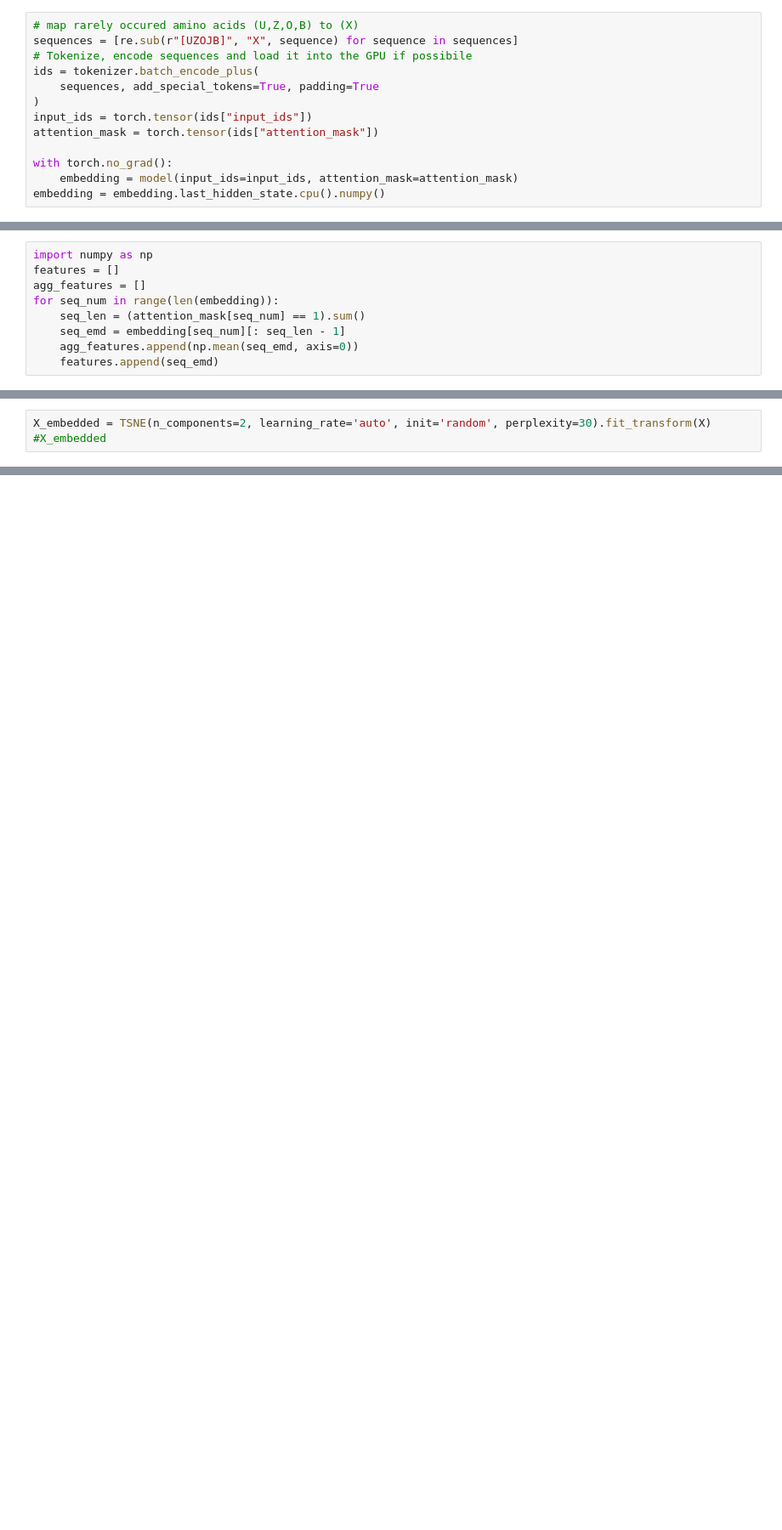
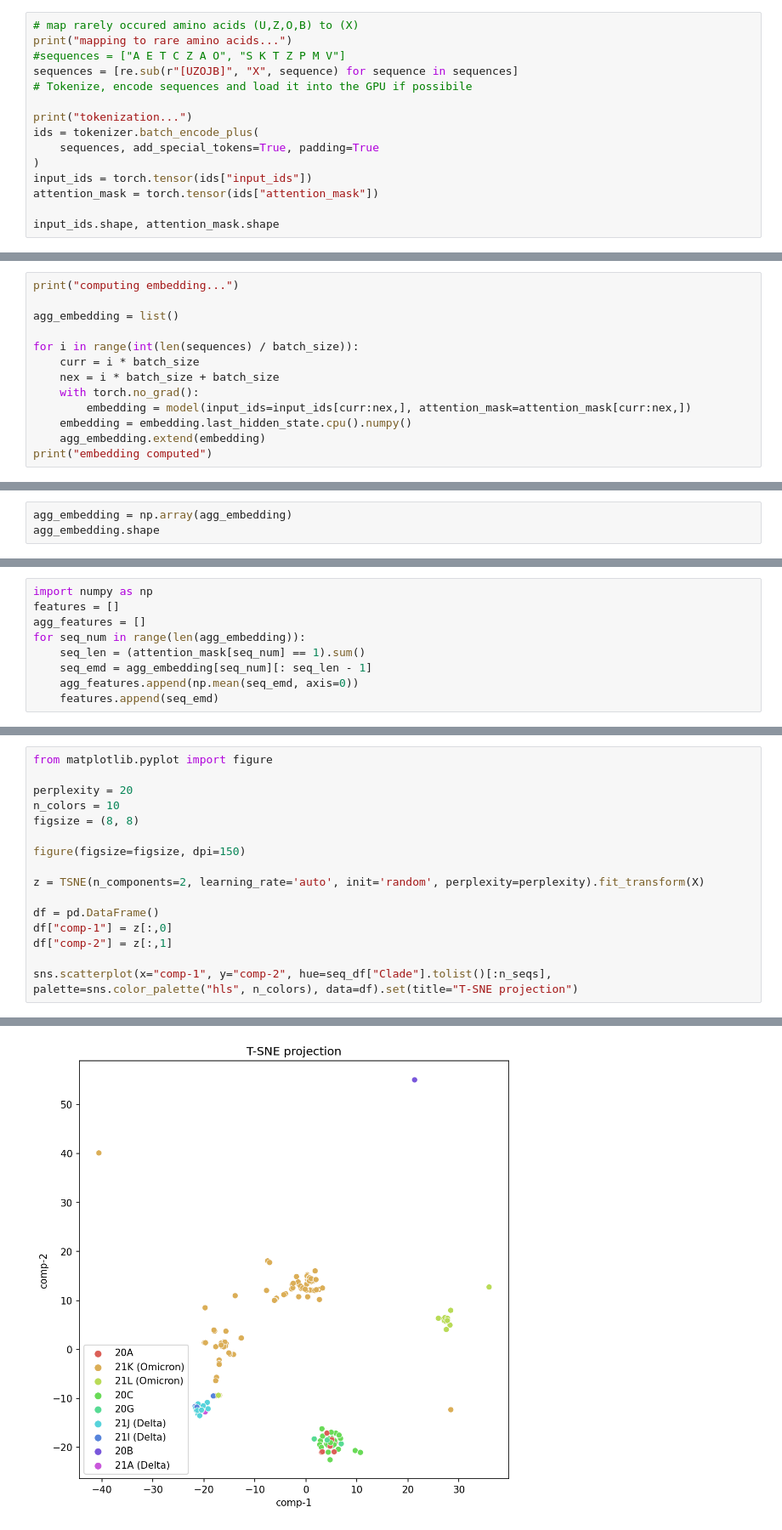
Before and after one commit to anuprulez/protein_transformers, a Jupyter notebook: test_prot_models.ipynb, the cells around one changed output, grey strips where cells are left out. Shown at 85% size. Drawn from its saved outputs; the diff is of its cells as text; blank space fills up the shorter version.

```diff
--- a/test_prot_models.ipynb
+++ b/test_prot_models.ipynb
@@ -65,13 +37,15 @@ len(sequences)
 # %%
 # map rarely occured amino acids (U,Z,O,B) to (X)
+print("mapping to rare amino acids...")
+#sequences = ["A E T C Z A O", "S K T Z P M V"]
 sequences = [re.sub(r"[UZOJB]", "X", sequence) for sequence in sequences]
 # Tokenize, encode sequences and load it into the GPU if possibile
+
+print("tokenization...")
 ids = tokenizer.batch_encode_plus(
     sequences, add_special_tokens=True, padding=True
 )
 input_ids = torch.tensor(ids["input_ids"])
 attention_mask = torch.tensor(ids["attention_mask"])
 
-with torch.no_grad():
-    embedding = model(input_ids=input_ids, attention_mask=attention_mask)
-embedding = embedding.last_hidden_state.cpu().numpy()
+input_ids.shape, attention_mask.shape
@@ -77,0 +56,13 @@ embedding = embedding.last_hidden_state.cpu().numpy()
+# %%
+print("computing embedding...")
+
+agg_embedding = list()
+
+for i in range(int(len(sequences) / batch_size)):
+    curr = i * batch_size
+    nex = i * batch_size + batch_size
+    with torch.no_grad():
+        embedding = model(input_ids=input_ids[curr:nex,], attention_mask=attention_mask[curr:nex,])
+    embedding = embedding.last_hidden_state.cpu().numpy()
+    agg_embedding.extend(embedding)
+print("embedding computed")
@@ -77,0 +72,3 @@ embedding = embedding.last_hidden_state.cpu().numpy()
+# %%
+agg_embedding = np.array(agg_embedding)
+agg_embedding.shape
@@ -79,9 +85,9 @@ embedding = embedding.last_hidden_state.cpu().numpy()
 import numpy as np
 features = []
 agg_features = []
-for seq_num in range(len(embedding)):
+for seq_num in range(len(agg_embedding)):
     seq_len = (attention_mask[seq_num] == 1).sum()
-    seq_emd = embedding[seq_num][: seq_len - 1]
+    seq_emd = agg_embedding[seq_num][: seq_len - 1]
     agg_features.append(np.mean(seq_emd, axis=0))
     features.append(seq_emd)
 # %%
@@ -97,3 +103,17 @@ X.shape
 # %%
-X_embedded = TSNE(n_components=2, learning_rate='auto', init='random', perplexity=30).fit_transform(X)
-#X_embedded
+from matplotlib.pyplot import figure
+
+perplexity = 20
+n_colors = 10
+figsize = (8, 8)
+
+figure(figsize=figsize, dpi=150)
+
+z = TSNE(n_components=2, learning_rate='auto', init='random', perplexity=perplexity).fit_transform(X)
+
+df = pd.DataFrame()
+df["comp-1"] = z[:,0]
+df["comp-2"] = z[:,1]
+
+sns.scatterplot(x="comp-1", y="comp-2", hue=seq_df["Clade"].tolist()[:n_seqs], palette=sns.color_palette("hls", n_colors), data=df).set(title="T-SNE projection")
+# %% [output]
@@ -99,0 +121 @@ X_embedded = TSNE(n_components=2, learning_rate='auto', init='random', perplexit
+[figure, added]
```
Also changed, not shown: parts of 14 cells of this notebook.
